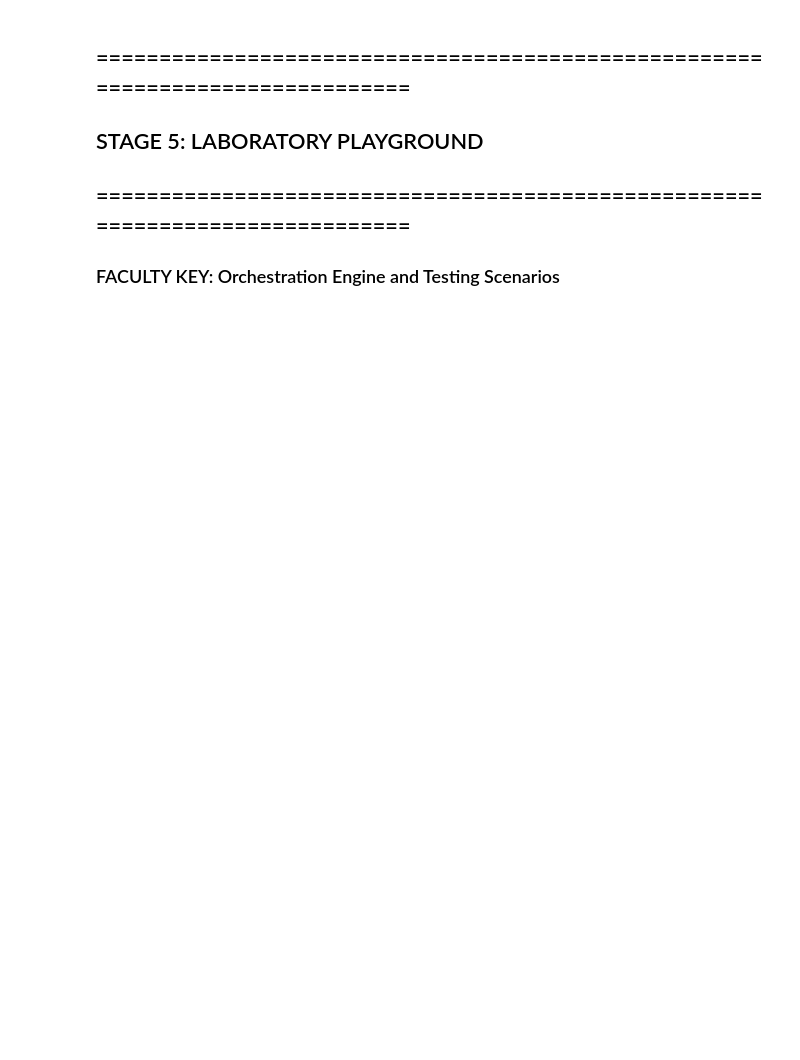
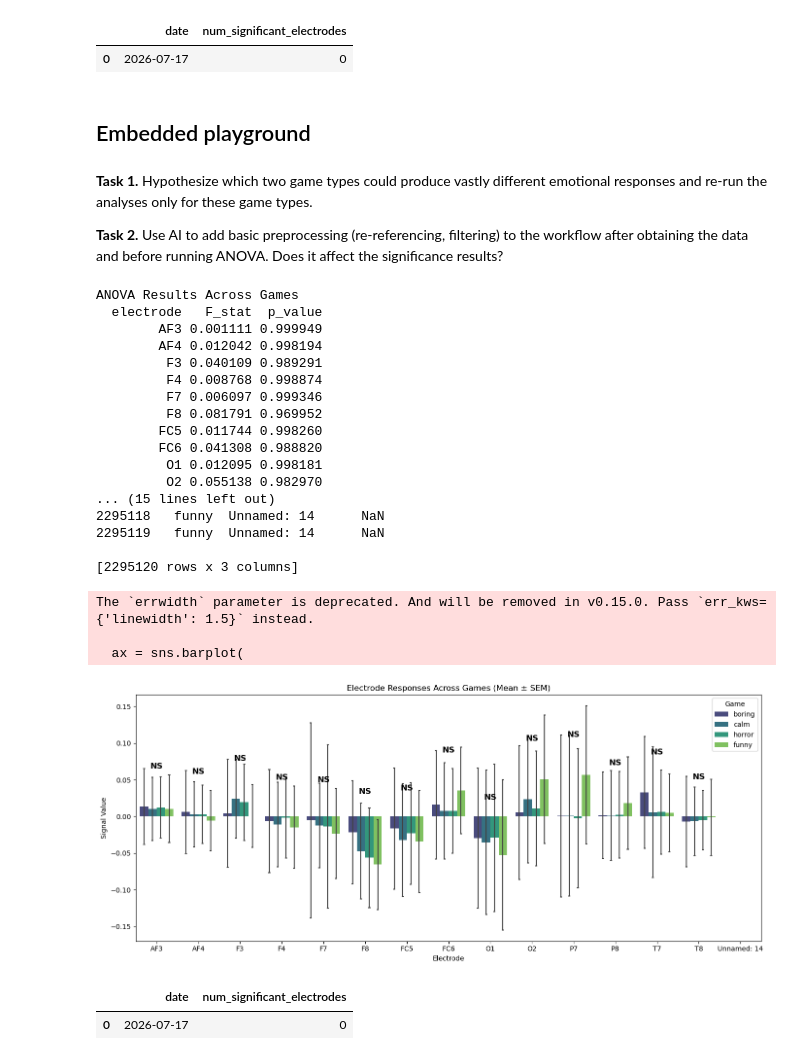
Before and after one commit to cyneuro/CI-Workshop-Colabs, a Jupyter notebook: Colab1_WorkshopFaculty.ipynb, the cells around one changed output. Cells and saved outputs as stored; diff of their text form; code cells hidden in the pictures; blank space fills up the shorter version.

```diff
--- a/Colab1_WorkshopFaculty.ipynb
+++ b/Colab1_WorkshopFaculty.ipynb
@@ -91,30 +215,24 @@ def stage_3_visualizing_results(pred_x, pred_y):
 # %%
-# === STAGE 4: DOCUMENTING RESEARCH ===
-def stage_4_documenting_research(subject_metadata, sensitivity_used, error_metric):
-    print("[STAGE 4: DOCUMENTING RESEARCH] Capturing analysis settings and documentation details...")
+from datetime import datetime
 
-    reproducibility_manifest = {
-        "timestamp_epoch": time.time(),
-        "workflow_notebook_target": "Colab 1: Building Your First Research Workflow",
-        "configured_parameters": {
-            "applied_analysis_sensitivity": sensitivity_used,
-            "accuracy_threshold_limit": 0.85
-        },
-        "extracted_features": {
-            "calculated_pathway_mse": error_metric
-        },
-        "subject_assignment": subject_metadata,
-        "workflow_status_verdict": "VERIFIED_PASS" if error_metric <= 0.85 else "ACCURACY_DRIFT_WARNING"
-    }
+def document_research(anova_result):
+    # Count significant electrodes
+    n_sig = (anova_result["p_value"] < 0.05).sum()
 
-    output_filename = "colab1_reproducibility_manifest.json"
-    with open(output_filename, 'w') as json_file:
-        json.dump(reproducibility_manifest, json_file, indent=4)
+    # Current date
+    current_date = datetime.now().strftime("%Y-%m-%d")
 
-    print(f"[STAGE 4] Research documentation log saved to: '{output_filename}'")
-    return reproducibility_manifest
+    # Build log dataframe
+    log_df = pd.DataFrame({
+        "date": [current_date],
+        "num_significant_electrodes": [n_sig]
+    })
+
+    return log_df
+# %%
+document_research(anova_result)
+# %% [output]
+|  | date | num_significant_electrodes |
+| 0 | 2026-07-17 | 0 |
 # %% [markdown]
-## ==============================================================================
-## STAGE 5: LABORATORY PLAYGROUND
-## ==============================================================================
-### FACULTY KEY: Orchestration Engine and Testing Scenarios
+## Embedded playground
@@ -154,0 +239,33 @@ run_laboratory_playground_experiment(upstream_analysis_sensitivity=0.95)
+# %% [markdown]
+**Task 1.** Hypothesize which two game types could produce vastly different emotional responses and re-run the analyses only for these game types.
+
+**Task 2.** Use AI to add basic preprocessing (re-referencing, filtering) to the workflow after obtaining the data and before running ANOVA. Does it affect the significance results?
+# %%
+data = get_data(DATA_CONFIG)
+anova_result = run_anova(data)
+plot_results(data, anova_result)
+document_research(anova_result)
+# %% [output]
+ANOVA Results Across Games
+  electrode   F_stat  p_value
+        AF3 0.001111 0.999949
+        AF4 0.012042 0.998194
+         F3 0.040109 0.989291
+         F4 0.008768 0.998874
+         F7 0.006097 0.999346
+         F8 0.081791 0.969952
+        FC5 0.011744 0.998260
+        FC6 0.041308 0.988820
+         O1 0.012095 0.998181
+         O2 0.055138 0.982970
+... (15 lines left out)
+2295118   funny  Unnamed: 14      NaN
+2295119   funny  Unnamed: 14      NaN
+
+[2295120 rows x 3 columns]
+The `errwidth` parameter is deprecated. And will be removed in v0.15.0. Pass `err_kws={'linewidth': 1.5}` instead.
+
+  ax = sns.barplot(
+[figure, added]
+|  | date | num_significant_electrodes |
+| 0 | 2026-07-17 | 0 |
```
Also changed, not shown: parts of 18 cells of this notebook.
